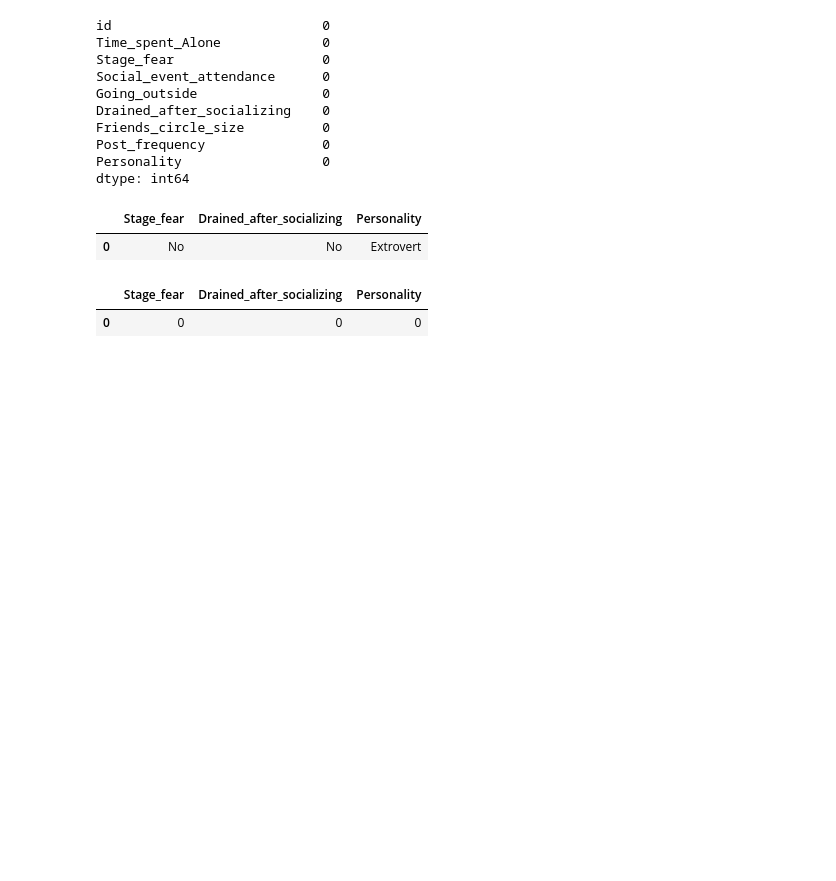
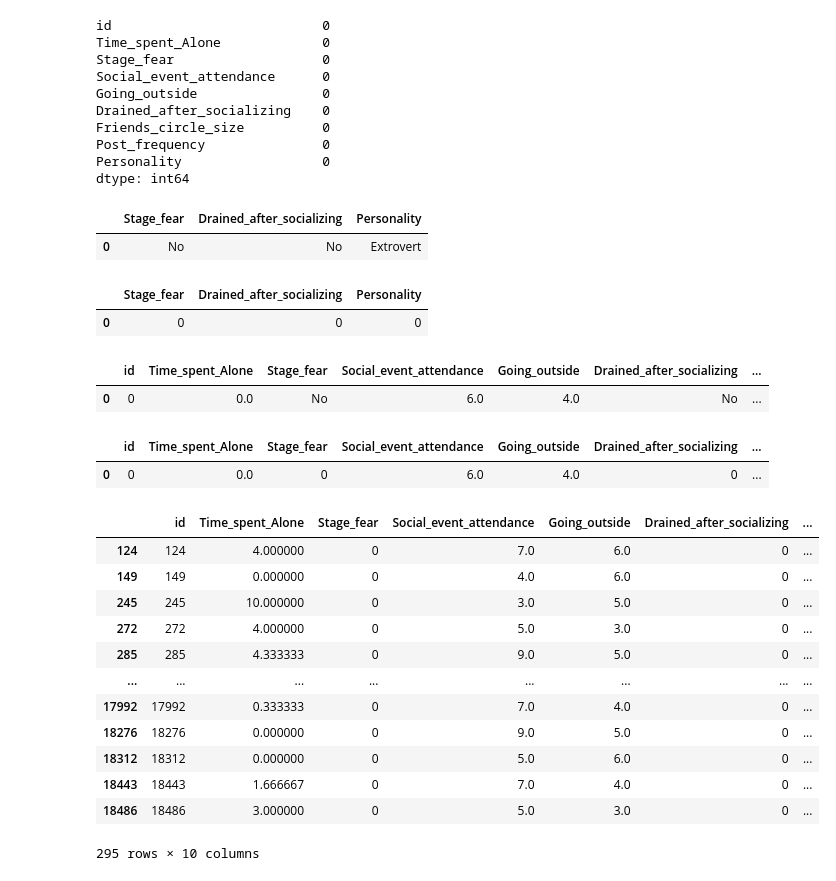
Before and after one commit to rakesh012-design/kaggle-Introvert-Extrovert_Prediction, a Jupyter notebook: notebook.ipynb, the cells around one changed output. Cells and saved outputs as stored; diff of their text form; code cells hidden in the pictures; blank space fills up the shorter version.

```diff
--- a/notebook.ipynb
+++ b/notebook.ipynb
@@ -194,3 +199,13 @@ fin_df[categroical_cols].head(1)
 # %% [output]
 |  | Stage_fear | Drained_after_socializing | Personality |
 | 0 | 0 | 0 | 0 |
+# %%
+train_df.head(1)
+# %% [output]
+|  | id | Time_spent_Alone | Stage_fear | Social_event_attendance | Going_outside | Drained_after_socializing | ... |
+| 0 | 0 | 0.0 | No | 6.0 | 4.0 | No | ... |
+# %%
+fin_df.head(1)
+# %% [output]
+|  | id | Time_spent_Alone | Stage_fear | Social_event_attendance | Going_outside | Drained_after_socializing | ... |
+| 0 | 0 | 0.0 | 0 | 6.0 | 4.0 | 0 | ... |
@@ -196,0 +216,16 @@ fin_df[categroical_cols].head(1)
+# %%
+fin_df.loc[(fin_df['Stage_fear']==0) & (fin_df['Personality']==1)]
+# %% [output]
+|  | id | Time_spent_Alone | Stage_fear | Social_event_attendance | Going_outside | Drained_after_socializing | ... |
+| 124 | 124 | 4.000000 | 0 | 7.0 | 6.0 | 0 | ... |
+| 149 | 149 | 0.000000 | 0 | 4.0 | 6.0 | 0 | ... |
+| 245 | 245 | 10.000000 | 0 | 3.0 | 5.0 | 0 | ... |
+| 272 | 272 | 4.000000 | 0 | 5.0 | 3.0 | 0 | ... |
+| 285 | 285 | 4.333333 | 0 | 9.0 | 5.0 | 0 | ... |
+| ... | ... | ... | ... | ... | ... | ... | ... |
+| 17992 | 17992 | 0.333333 | 0 | 7.0 | 4.0 | 0 | ... |
+| 18276 | 18276 | 0.000000 | 0 | 9.0 | 5.0 | 0 | ... |
+| 18312 | 18312 | 0.000000 | 0 | 5.0 | 6.0 | 0 | ... |
+| 18443 | 18443 | 1.666667 | 0 | 7.0 | 4.0 | 0 | ... |
+| 18486 | 18486 | 3.000000 | 0 | 5.0 | 3.0 | 0 | ... |
+295 rows × 10 columns
```
Also changed, not shown: parts of 21 cells of this notebook, 1 other file.
